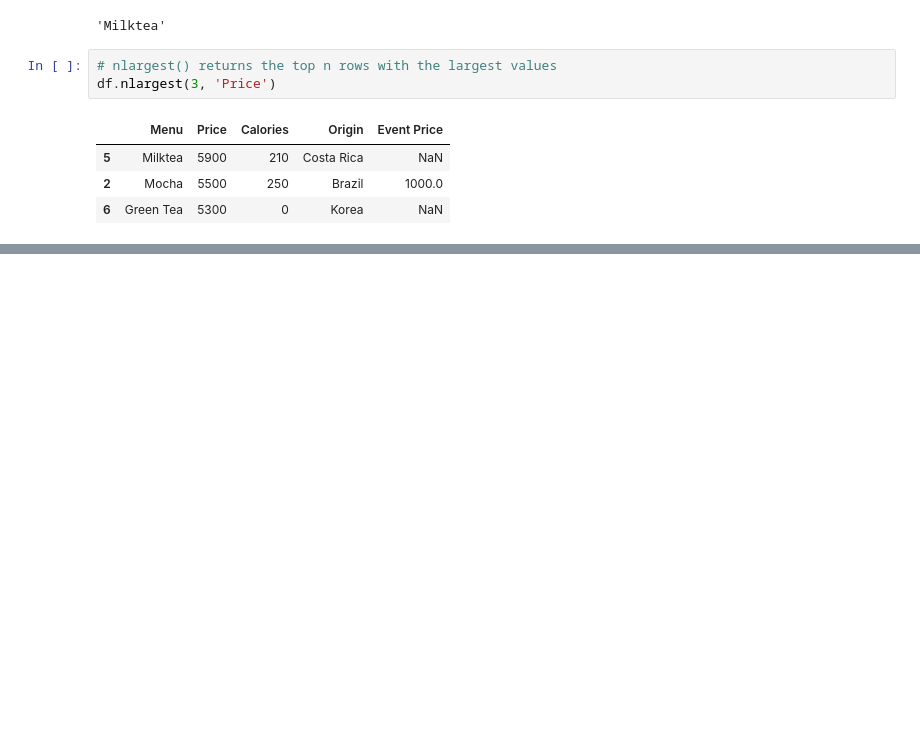
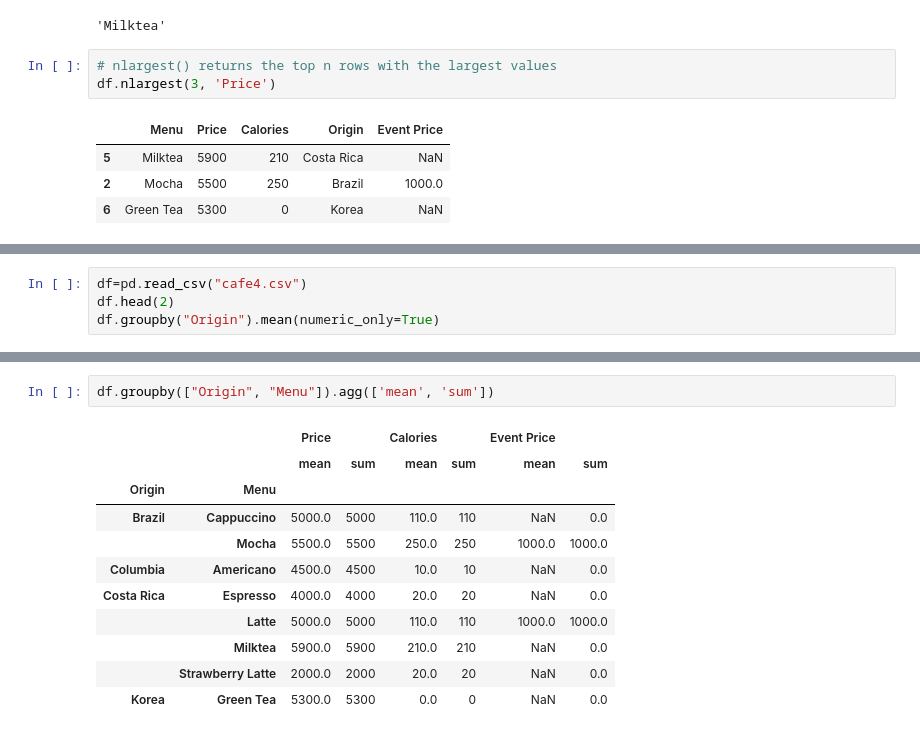
Before and after one commit to jimin3227/BigDataAnalysis, a Jupyter notebook: Part01_작업형1/Chapter02_Pandas.ipynb, the cells around one changed output, grey strips where cells are left out. Cells and saved outputs as stored; diff of their text form; blank space fills up the shorter version.

```diff
--- a/Part01_작업형1/Chapter02_Pandas.ipynb
+++ b/Part01_작업형1/Chapter02_Pandas.ipynb
@@ -1010,0 +1013,4 @@ df.nlargest(3, 'Price')
+# %%
+df=pd.read_csv("cafe4.csv")
+df.head(2)
+df.groupby("Origin").mean(numeric_only=True)
@@ -1010,0 +1036,14 @@ df.nlargest(3, 'Price')
+# %%
+df.groupby(["Origin", "Menu"]).agg(['mean', 'sum'])
+# %% [output]
+|  |  | Price |  | Calories |  | Event Price |  |
+|  |  | mean | sum | mean | sum | mean | sum |
+| Origin | Menu |  |  |  |  |  |  |
+| Brazil | Cappuccino | 5000.0 | 5000 | 110.0 | 110 | NaN | 0.0 |
+|  | Mocha | 5500.0 | 5500 | 250.0 | 250 | 1000.0 | 1000.0 |
+| Columbia | Americano | 4500.0 | 4500 | 10.0 | 10 | NaN | 0.0 |
+| Costa Rica | Espresso | 4000.0 | 4000 | 20.0 | 20 | NaN | 0.0 |
+|  | Latte | 5000.0 | 5000 | 110.0 | 110 | 1000.0 | 1000.0 |
+|  | Milktea | 5900.0 | 5900 | 210.0 | 210 | NaN | 0.0 |
+|  | Strawberry Latte | 2000.0 | 2000 | 20.0 | 20 | NaN | 0.0 |
+| Korea | Green Tea | 5300.0 | 5300 | 0.0 | 0 | NaN | 0.0 |
```
Also changed, not shown: parts of 31 cells of this notebook, 2 other files.
